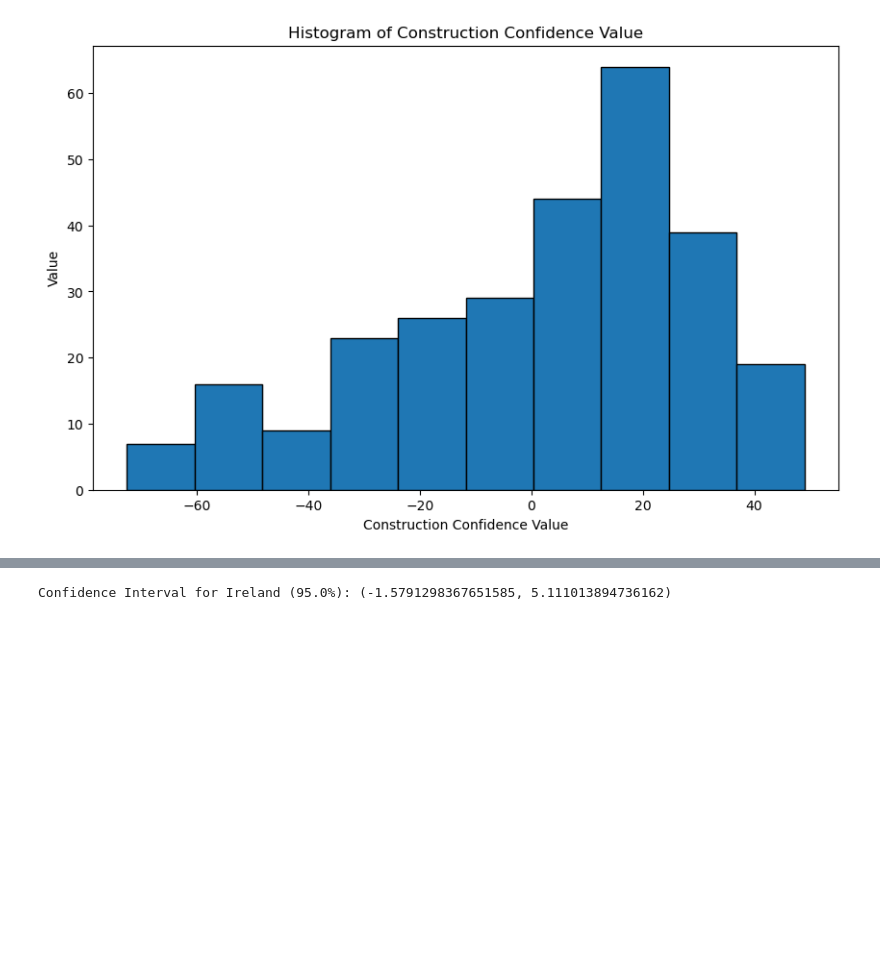
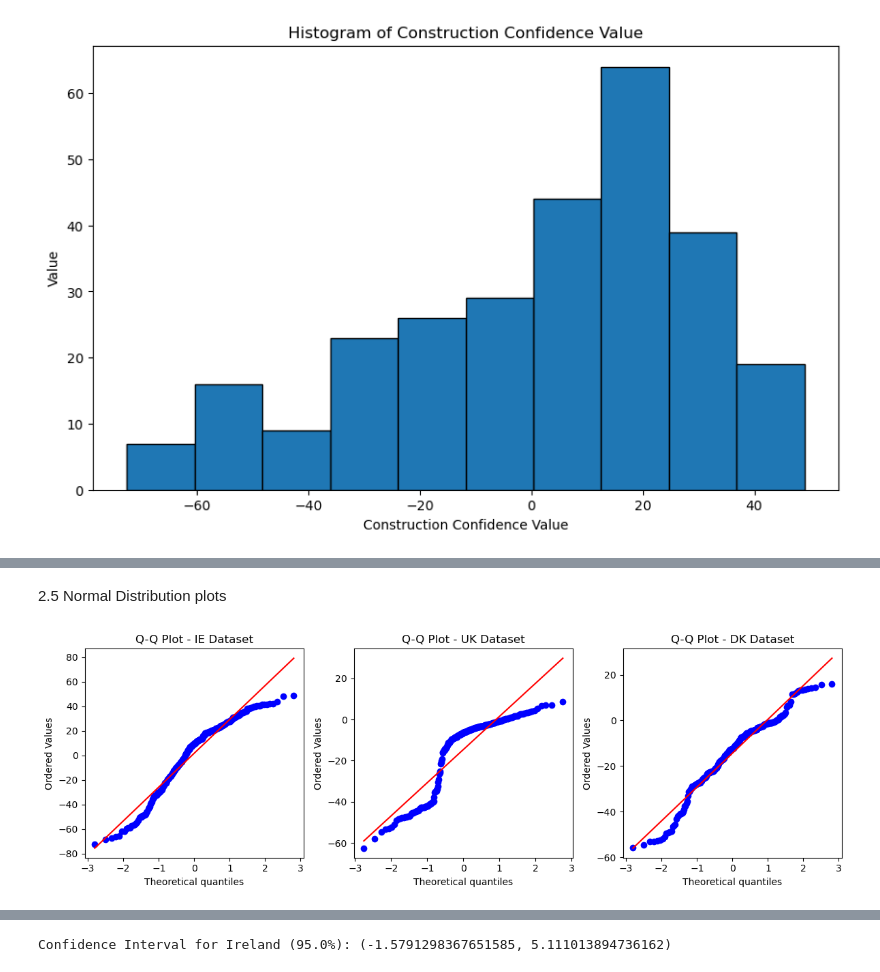
Before and after one commit to sbs23014/CA2, a Jupyter notebook: 1.Data Prep and Visualisation.ipynb, the cells around one changed output, grey strips where cells are left out. Saved outputs shown, nothing was run; the diff lists cells and outputs as text; code cells hidden in the pictures; blank space fills up the shorter version.

```diff
--- a/1.Data Prep and Visualisation.ipynb
+++ b/1.Data Prep and Visualisation.ipynb
@@ -586,0 +579,31 @@ Name: Constr_Confidence_Value, Length: 278, dtype: float64
+# %% [markdown]
+2.5 Normal Distribution plots
+# %%
+import matplotlib.pyplot as plt
+import scipy.stats as stats
+
+
+# Extract the variable of interest
+constr_confidence_ie = Merged_df_IE['Constr_Confidence_Value']
+constr_confidence_uk = Merged_df_UK['Constr_Confidence_Value']
+constr_confidence_dk = Merged_df_DK['Constr_Confidence_Value']
+
+# Create Q-Q plots
+fig, axes = plt.subplots(nrows=1, ncols=3, figsize=(12, 4))
+
+# Q-Q plot for IE dataset
+stats.probplot(constr_confidence_ie, dist="norm", plot=axes[0])
+axes[0].set_title("Q-Q Plot - IE Dataset")
+
+# Q-Q plot for UK dataset
+stats.probplot(constr_confidence_uk, dist="norm", plot=axes[1])
+axes[1].set_title("Q-Q Plot - UK Dataset")
+
+# Q-Q plot for DK dataset
+stats.probplot(constr_confidence_dk, dist="norm", plot=axes[2])
+axes[2].set_title("Q-Q Plot - DK Dataset")
+
+plt.tight_layout()
+plt.show()
+# %% [output]
+[figure, added]
```
Also changed, not shown: parts of 119 cells of this notebook, 2 other files.
